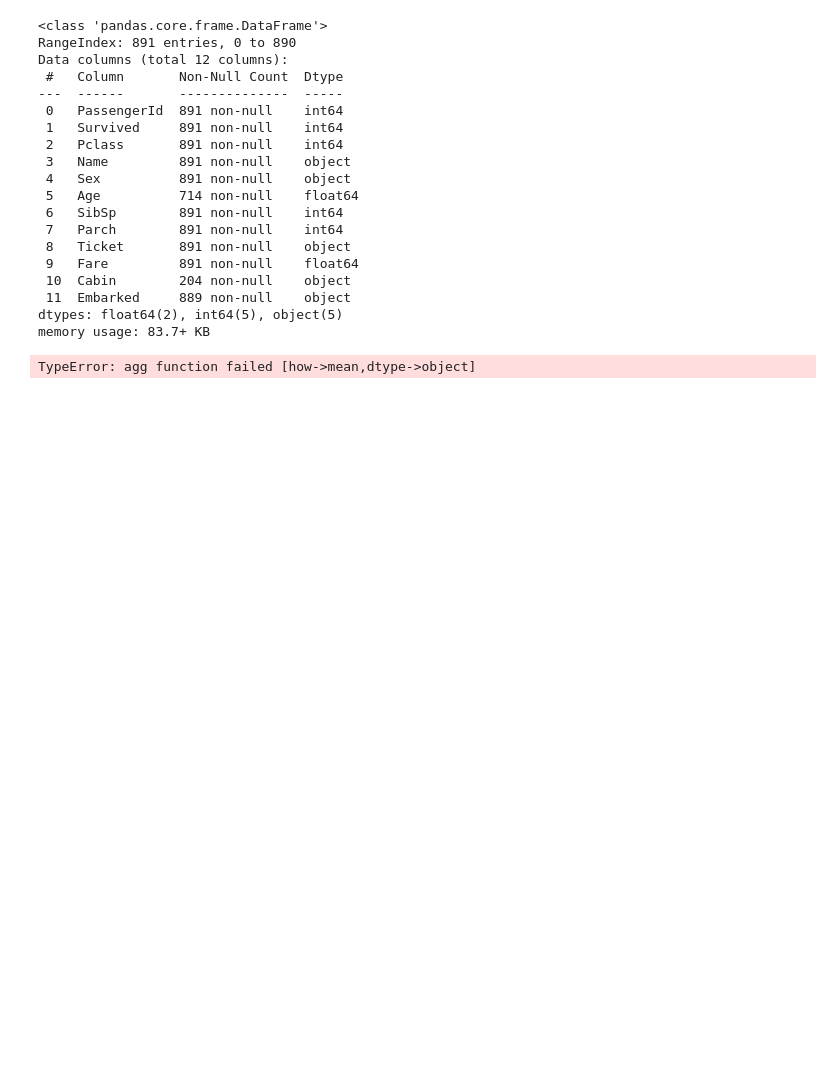
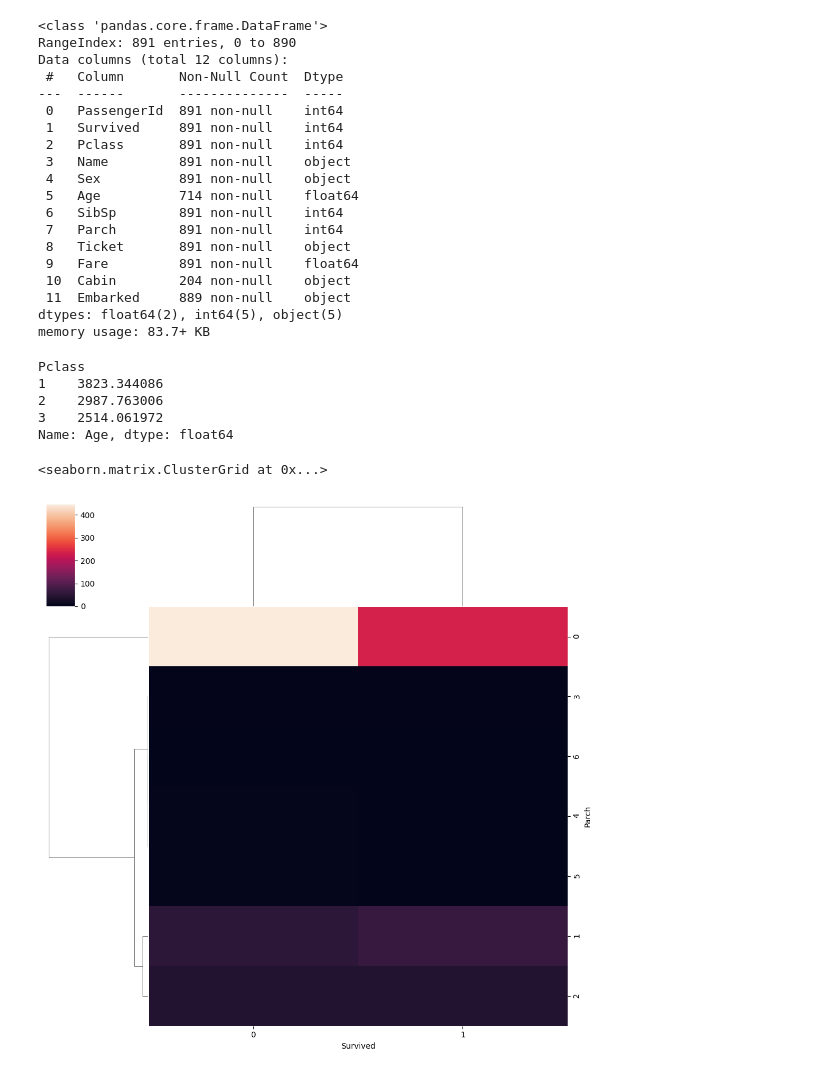
Before and after one commit to SachinGunjal001/Python-for-Machine-Learning, a Jupyter notebook: EDA_univariate_multivariate.ipynb, the cells around one changed output. Drawn from its saved outputs; the diff is of its cells as text; code cells hidden in the pictures; blank space fills up the shorter version.

```diff
--- a/EDA_univariate_multivariate.ipynb
+++ b/EDA_univariate_multivariate.ipynb
@@ -300,6 +300,17 @@ Data columns (total 12 columns):
 dtypes: float64(2), int64(5), object(5)
 memory usage: 83.7+ KB
 # %%
-titanic.groupby('Pclass').mean()['Age']*100
+titanic.groupby('Pclass').mean(numeric_only=True)['Age'] * 100
 # %% [output]
-TypeError: agg function failed [how->mean,dtype->object]
+Pclass
+1    3823.344086
+2    2987.763006
+3    2514.061972
+Name: Age, dtype: float64
+# %%
+sns.clustermap(pd.crosstab(titanic['Parch'], titanic['Survived']))
+
+# dendogram
+# %% [output]
+<seaborn.matrix.ClusterGrid at 0x...>
+[figure, added]
```
Also changed, not shown: parts of 6 cells of this notebook.
